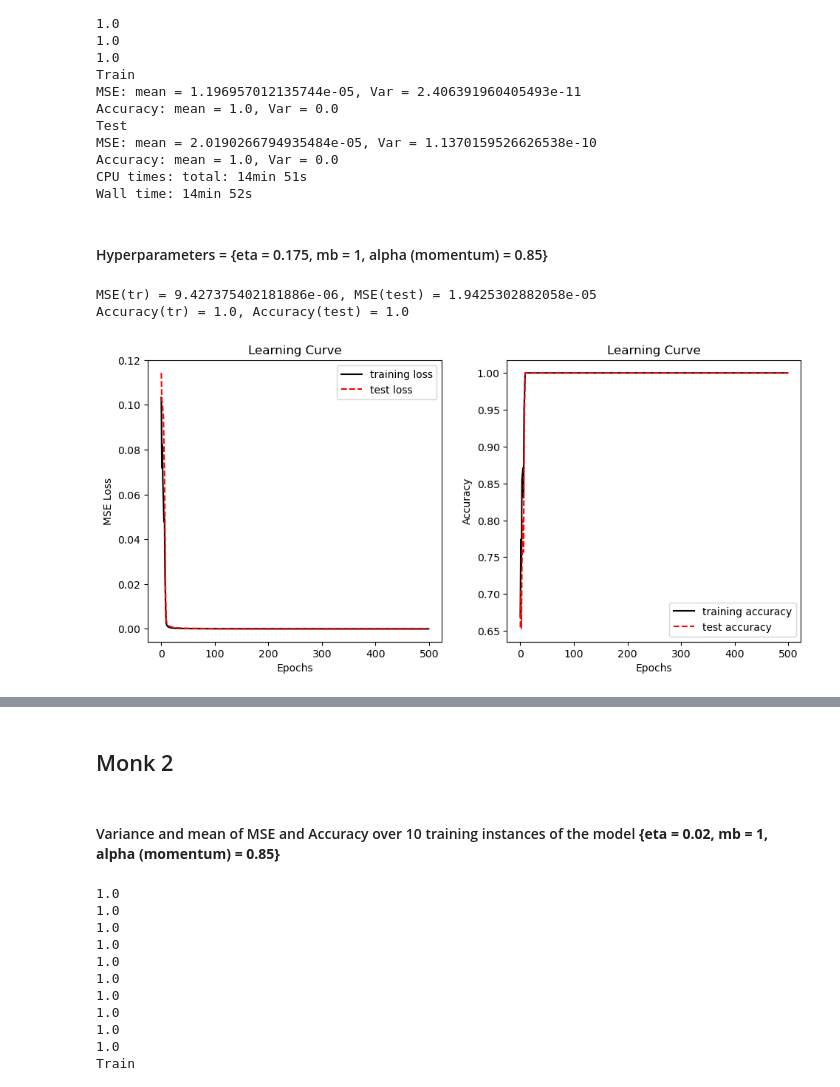
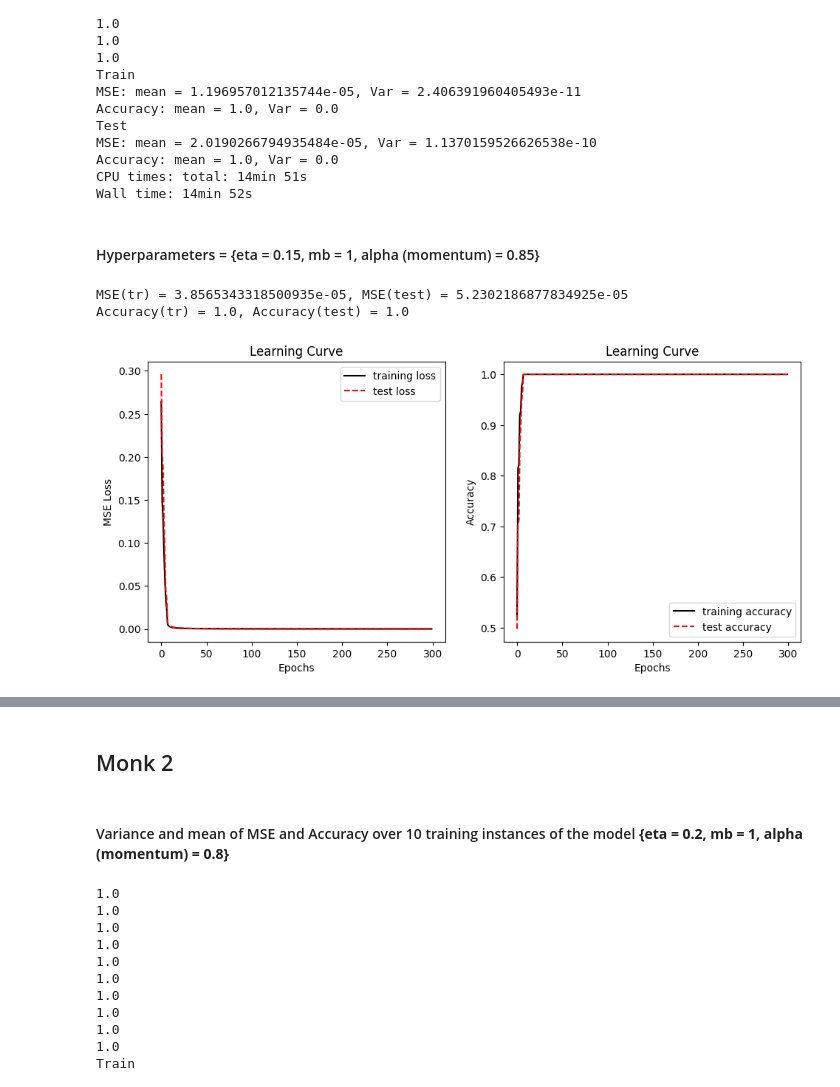
Before and after one commit to Nsivaa/ML, a Jupyter notebook: project/MONK_notebook.ipynb, the cells around one changed output, grey strips where cells are left out. Cells and saved outputs as stored; diff of their text form; code cells hidden in the pictures.

```diff
--- a/project/MONK_notebook.ipynb
+++ b/project/MONK_notebook.ipynb
@@ -87,14 +88,14 @@ Accuracy: mean = 1.0, Var = 0.0
 CPU times: total: 14min 51s
 Wall time: 14min 52s
 # %% [markdown]
-#### Hyperparameters = {eta = 0.175, mb = 1, alpha (momentum) = 0.85}
+#### Hyperparameters = {eta = 0.15, mb = 1, alpha (momentum) = 0.85}
 # %%
 %%time
 params={
-    "eta" : 0.175,
+    "eta" : 0.15,
     "mb" : 1,
     "momentum" : 0.85,
-    "epochs" : 500,
+    "epochs" : 300,
     "clip_value" : None,
     "hid_act_fun" : "tanh",
     "out_act_fun" : "sigmoid",
@@ -108,32 +109,32 @@ params={
 fig,axs = plt.subplots(1,2,figsize=(10,5))
 col_names = ["Class", "a1", "a2", "a3", "a4", "a5", "a6", "ID"]
 
 tr_data = pd.read_csv("../monk+s+problems/monks-1.train", sep =" ",  names = col_names)
 test_data = pd.read_csv("../monk+s+problems/monks-1.test", sep =" ",  names = col_names)
 
 
 #creazione rete
 tr = process_monk_data(tr_data)
 test = process_monk_data(test_data)
 net = NeuralNetwork()
 
 n_inputs = tr.shape[1] - 2
 net.add_input_layer(n_inputs)
 net.add_hidden_layer(n_inputs, 4)
 net.add_output_layer(4, 1)
 
 #training
 test_error,training_error,acc_test,acc_train=net.train(tr,params,test_data=test,type="monk",outFun2="accuracy")
 print(f"MSE(tr) = {training_error[-1]}, MSE(test) = {test_error[-1]}")
 print(f"Accuracy(tr) = {acc_train[-1]}, Accuracy(test) = {acc_test[-1]}")
 
 plot_loss_Monk(training_error,"mse",axs[0],test_losses=test_error)
 plot_loss_Monk(acc_train,"acc",axs[1],test_losses=acc_test)
 
 
 fig.tight_layout(pad=2.0)
 plt.show()
 # %% [output]
-MSE(tr) = 9.427375402181886e-06, MSE(test) = 1.9425302882058e-05
+MSE(tr) = 3.8565343318500935e-05, MSE(test) = 5.2302186877834925e-05
 Accuracy(tr) = 1.0, Accuracy(test) = 1.0
-[figure, old version]
+[figure, new version]
@@ -142,7 +143,7 @@ Wall time: 1min 30s
 # %% [markdown]
 ## Monk 2
 # %% [markdown]
-#### Variance and mean of MSE and Accuracy over 10 training instances of the model **{eta = 0.02, mb = 1, alpha (momentum) = 0.85}**
+#### Variance and mean of MSE and Accuracy over 10 training instances of the model **{eta = 0.2, mb = 1, alpha (momentum) = 0.8}**
 # %%
 %%time
 col_names = ["Class", "a1", "a2", "a3", "a4", "a5", "a6", "ID"]
```
Also changed, not shown: parts of 15 cells of this notebook.
